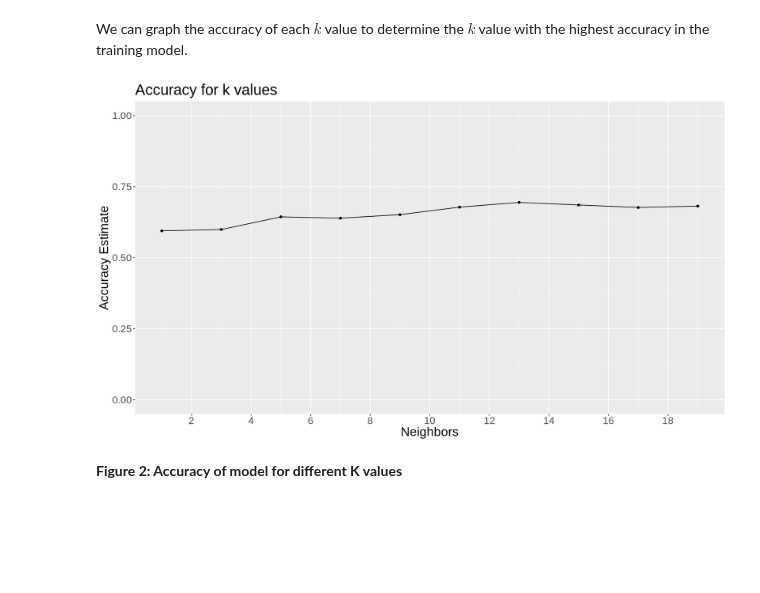
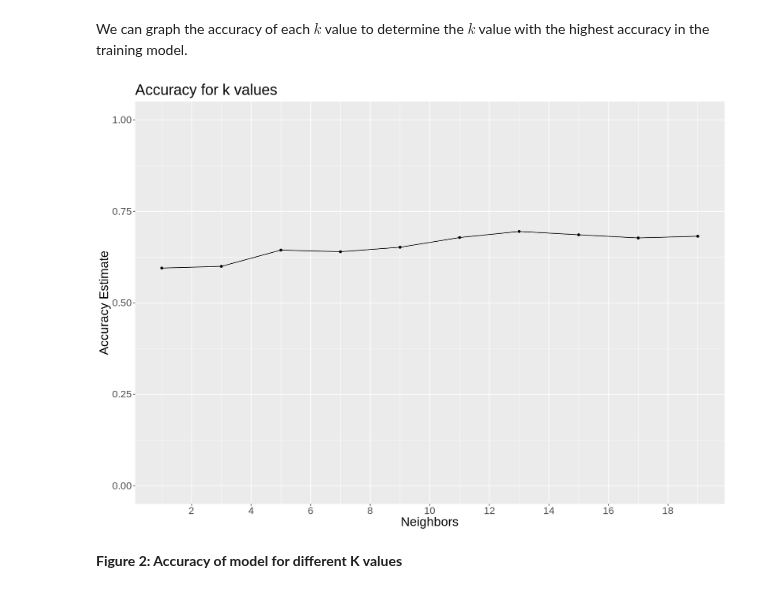
Before and after one commit to sendhelpDSCI/UBC_DSCI100_Group166, a Jupyter notebook: Final Report.ipynb, the cells around one changed output. Drawn from its saved outputs; the diff is of its cells as text; code cells hidden in the pictures; blank space fills up the shorter version.

Commit message:
graph

```diff
--- a/Final Report.ipynb
+++ b/Final Report.ipynb
@@ -176,14 +176,14 @@ A tibble: 6 × 7
 We can graph the accuracy of each $k$ value to determine the $k$ value with the highest accuracy in the training model.
 # %%
 #we choose the best k parameter
-options(repr.plot.width = 14)
+options(repr.plot.width = 14, repr.plot.height=10)
 accuracy_plot <- best_k |> filter(.metric == "accuracy") |> ggplot(aes(x = neighbors, y = mean)) + geom_point() + geom_line() + labs(title='Accuracy for k values', x = "Neighbors", y = "Accuracy Estimate") +
      scale_x_continuous(breaks = seq(0, 20, by = 2)) +
      scale_y_continuous(limits = c(0, 1.0))+
 theme(text=element_text(size=20))
 accuracy_plot
 # %% [output]
-[figure, old version]
+[figure, new version]
 # %% [markdown]
 **Figure 2: Accuracy of model for different K values**
 # %% [markdown]
```
Also changed, not shown: parts of 18 cells of this notebook.
